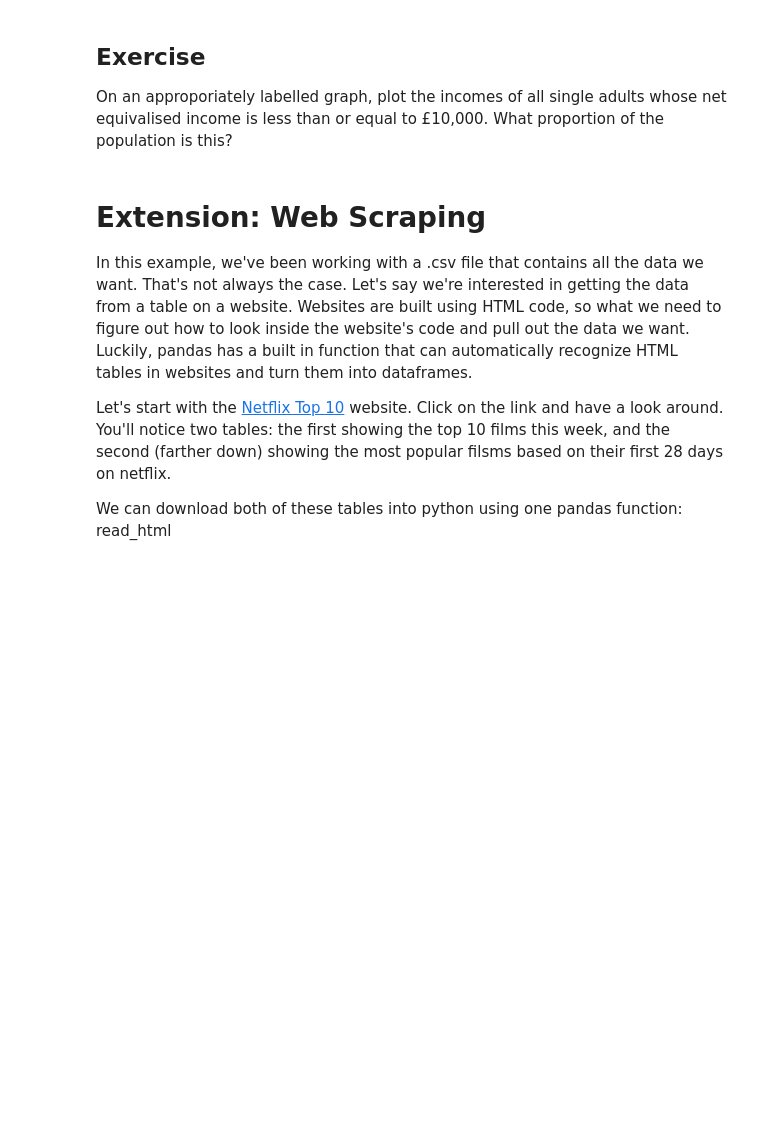
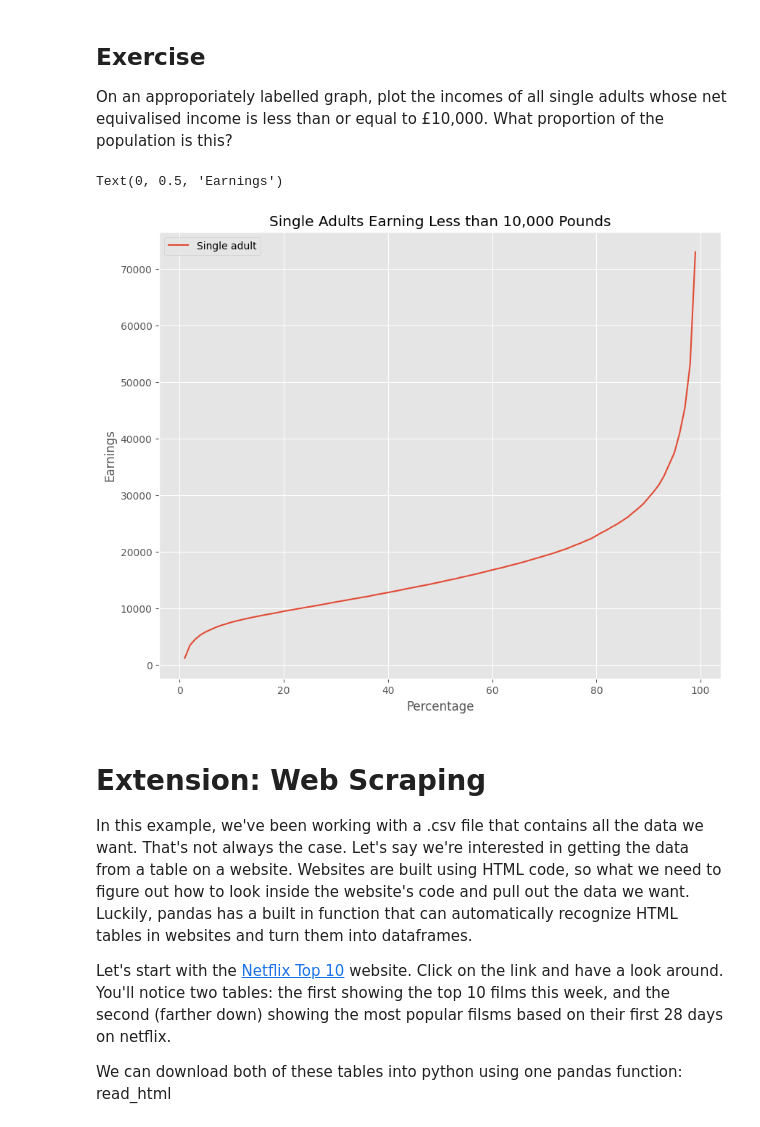
Before and after one commit to Carwinner/QM2, a Jupyter notebook: notebooks/W02. Pandas.ipynb, the cells around one changed output. Drawn from its saved outputs; the diff is of its cells as text; code cells hidden in the pictures; blank space fills up the shorter version.

```diff
--- a/notebooks/W02. Pandas.ipynb
+++ b/notebooks/W02. Pandas.ipynb
@@ -345,6 +383,18 @@ We won't dwell on comparative operative, here we've used ">" to mean "is greater
 # %% [markdown]
 ## Exercise
 On an approporiately labelled graph, plot the incomes of all single adults whose net equivalised income is less than or equal to £10,000. What proportion of the population is this?
+# %%
+based= income[['Single adult']]
+based= based.replace(',','',regex=True)
+based= based.replace('-','NaN',regex=True).astype(float)
+based[based['Single adult']>=10000]
+based.plot()
+plt.title('Single Adults Earning Less than 10,000 Pounds')
+plt.xlabel('Percentage')
+plt.ylabel('Earnings')
+# %% [output]
+Text(0, 0.5, 'Earnings')
+[figure, added]
 # %% [markdown]
 # Extension: Web Scraping
 
```
Also changed, not shown: parts of 23 cells of this notebook.
